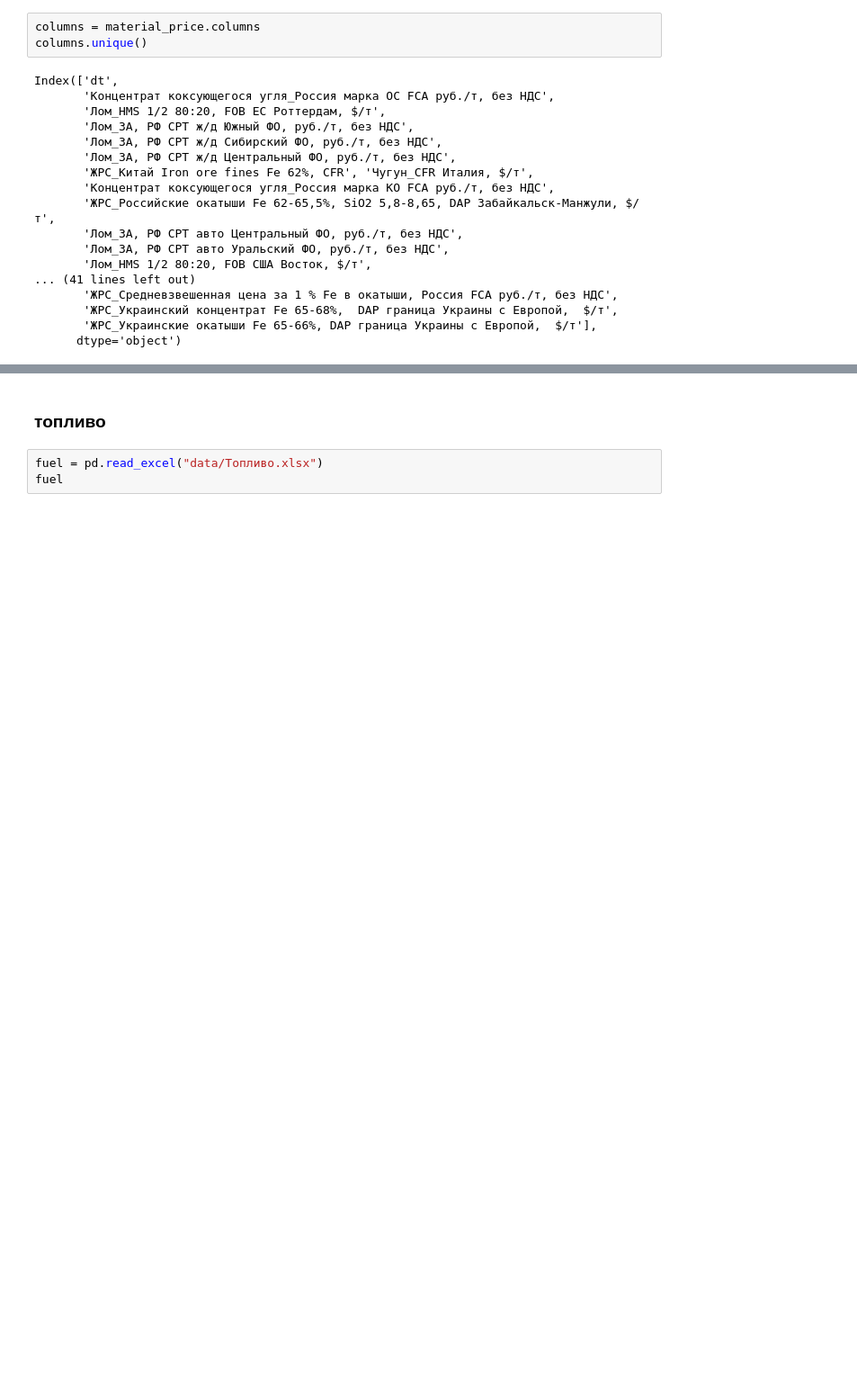
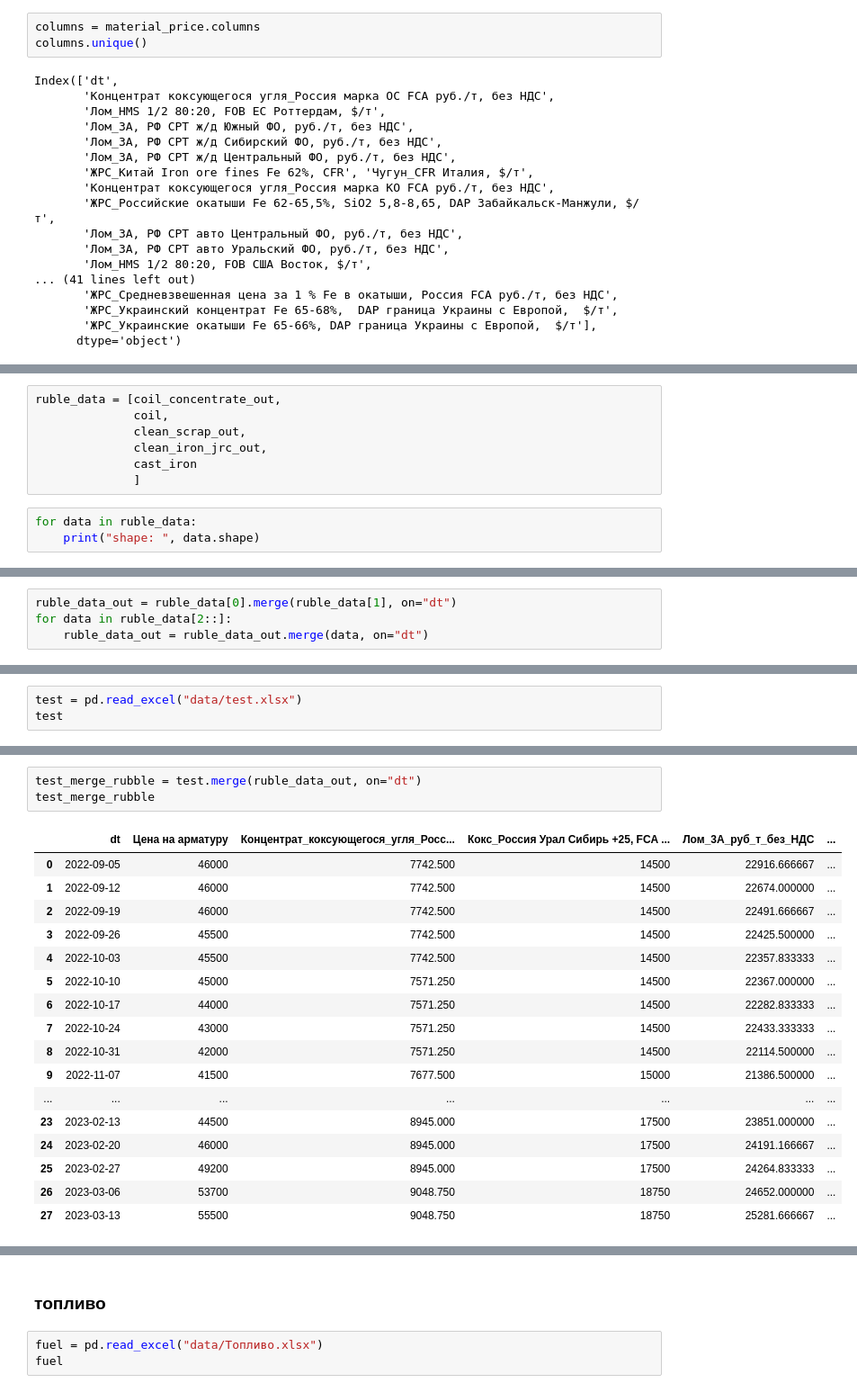
Before and after one commit to nebaskov/samolet, a Jupyter notebook: analysis.ipynb, the cells around one changed output, grey strips where cells are left out. Shown at 90% size. Cells and saved outputs as stored; diff of their text form; blank space fills up the shorter version.

```diff
--- a/analysis.ipynb
+++ b/analysis.ipynb
@@ -257,0 +430,10 @@ scrap_data.to_csv("data_processing/scrap_data_prices.csv", index=False)
+# %%
+ruble_data = [coil_concentrate_out,
+              coil,
+              clean_scrap_out,
+              clean_iron_jrc_out,
+              cast_iron
+              ]
+# %%
+for data in ruble_data:
+    print("shape: ", data.shape)
@@ -257,0 +466,4 @@ scrap_data.to_csv("data_processing/scrap_data_prices.csv", index=False)
+# %%
+ruble_data_out = ruble_data[0].merge(ruble_data[1], on="dt")
+for data in ruble_data[2::]:
+    ruble_data_out = ruble_data_out.merge(data, on="dt")
@@ -257,0 +880,3 @@ scrap_data.to_csv("data_processing/scrap_data_prices.csv", index=False)
+# %%
+test = pd.read_excel("data/test.xlsx")
+test
@@ -257,0 +901,21 @@ scrap_data.to_csv("data_processing/scrap_data_prices.csv", index=False)
+# %%
+test_merge_rubble = test.merge(ruble_data_out, on="dt")
+test_merge_rubble
+# %% [output]
+|  | dt | Цена на арматуру | Концентрат_коксующегося_угля_Росс... | Кокс_Россия Урал Сибирь +25, FCA ... | Лом_3А_руб_т_без_НДС | ... |
+| 0 | 2022-09-05 | 46000 | 7742.500 | 14500 | 22916.666667 | ... |
+| 1 | 2022-09-12 | 46000 | 7742.500 | 14500 | 22674.000000 | ... |
+| 2 | 2022-09-19 | 46000 | 7742.500 | 14500 | 22491.666667 | ... |
+| 3 | 2022-09-26 | 45500 | 7742.500 | 14500 | 22425.500000 | ... |
+| 4 | 2022-10-03 | 45500 | 7742.500 | 14500 | 22357.833333 | ... |
+| 5 | 2022-10-10 | 45000 | 7571.250 | 14500 | 22367.000000 | ... |
+| 6 | 2022-10-17 | 44000 | 7571.250 | 14500 | 22282.833333 | ... |
+| 7 | 2022-10-24 | 43000 | 7571.250 | 14500 | 22433.333333 | ... |
+| 8 | 2022-10-31 | 42000 | 7571.250 | 14500 | 22114.500000 | ... |
+| 9 | 2022-11-07 | 41500 | 7677.500 | 15000 | 21386.500000 | ... |
+| ... | ... | ... | ... | ... | ... | ... |
+| 23 | 2023-02-13 | 44500 | 8945.000 | 17500 | 23851.000000 | ... |
+| 24 | 2023-02-20 | 46000 | 8945.000 | 17500 | 24191.166667 | ... |
+| 25 | 2023-02-27 | 49200 | 8945.000 | 17500 | 24264.833333 | ... |
+| 26 | 2023-03-06 | 53700 | 9048.750 | 18750 | 24652.000000 | ... |
+| 27 | 2023-03-13 | 55500 | 9048.750 | 18750 | 25281.666667 | ... |
```
Also changed, not shown: parts of 110 cells of this notebook, 12 other files.
